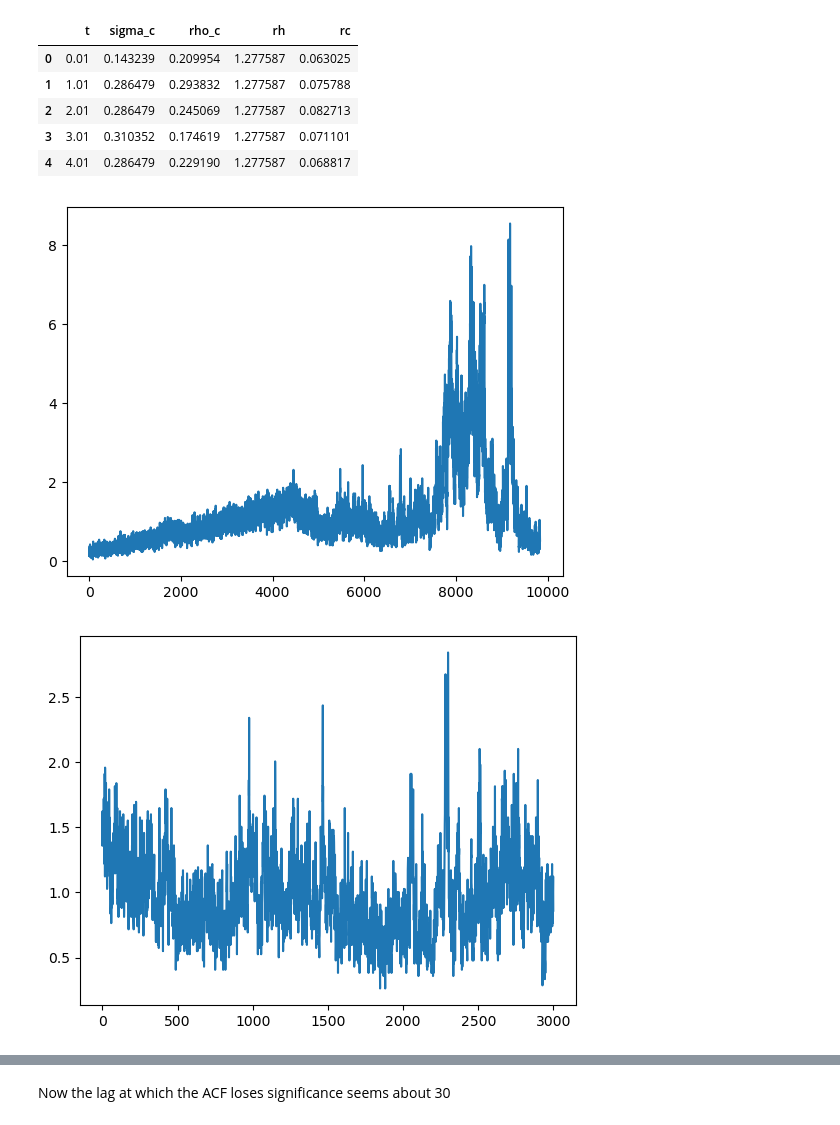
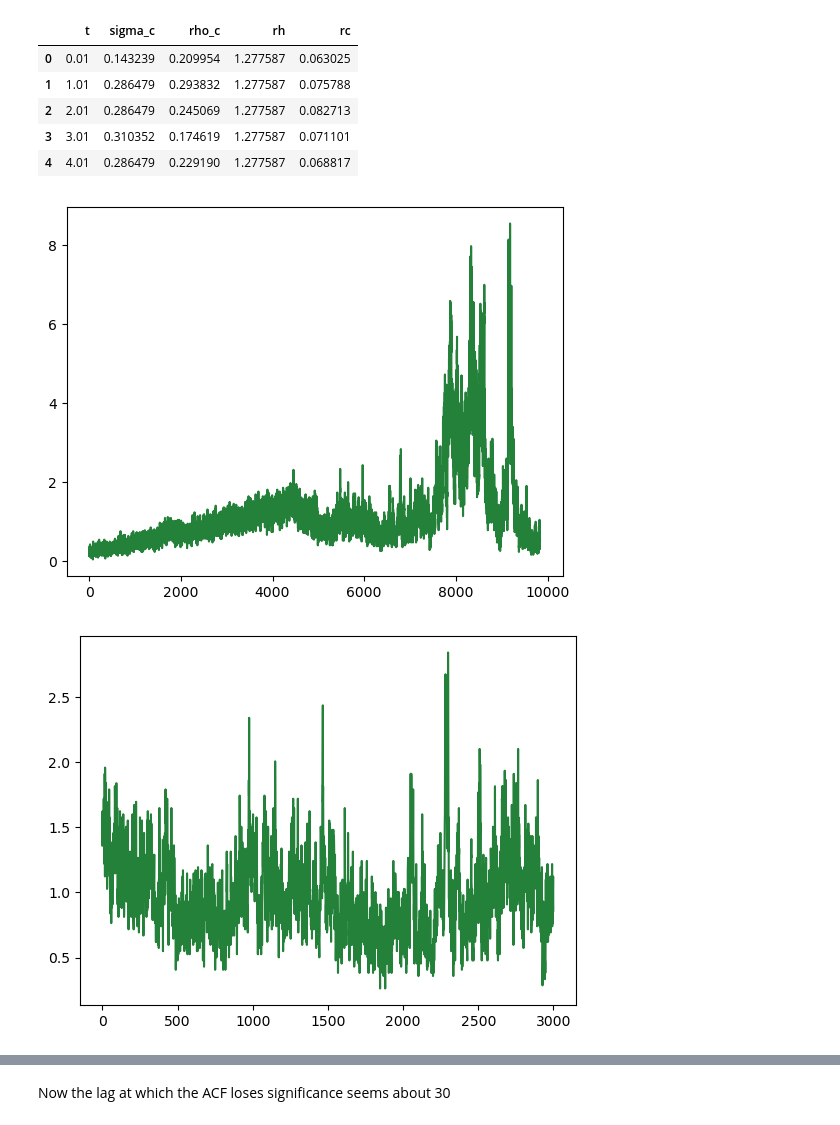
Before and after one commit to m-a-r-i-o/corecollap, a Jupyter notebook: Core collapse.ipynb, the cells around one changed output, grey strips where cells are left out. Drawn from its saved outputs; the diff is of its cells as text; code cells hidden in the pictures.

```diff
--- a/Core collapse.ipynb
+++ b/Core collapse.ipynb
@@ -220,14 +220,14 @@ cc_nbd.head()
 | 3 | 3.01 | 0.310352 | 0.174619 | 1.277587 | 0.071101 |
 | 4 | 4.01 | 0.286479 | 0.229190 | 1.277587 | 0.068817 |
 # %%
-plt.plot(cc_nbd['t'], cc_nbd['sigma_c'])
+plt.plot(cc_nbd['t'], cc_nbd['sigma_c'], color = "#24813A")
 plt.show()
 
 sigma_c_around_cc_nbd = cc_nbd['sigma_c'][np.abs(cc_nbd['t'] - 6000) < 1500] #we care about post-collapse evolution
-plt.plot(np.arange(len(sigma_c_around_cc_nbd)), sigma_c_around_cc_nbd)
+plt.plot(np.arange(len(sigma_c_around_cc_nbd)), sigma_c_around_cc_nbd, color = "#24813A")
 plt.show()
 # %% [output]
-[figure, old version]
+[figure, new version]
-[figure, old version]
+[figure, new version]
 # %%
 detrended_sigma_c_around_cc_nbd = detrend(sigma_c_around_cc_nbd, order=3, axis=0)
```
Also changed, not shown: parts of 12 cells of this notebook.
